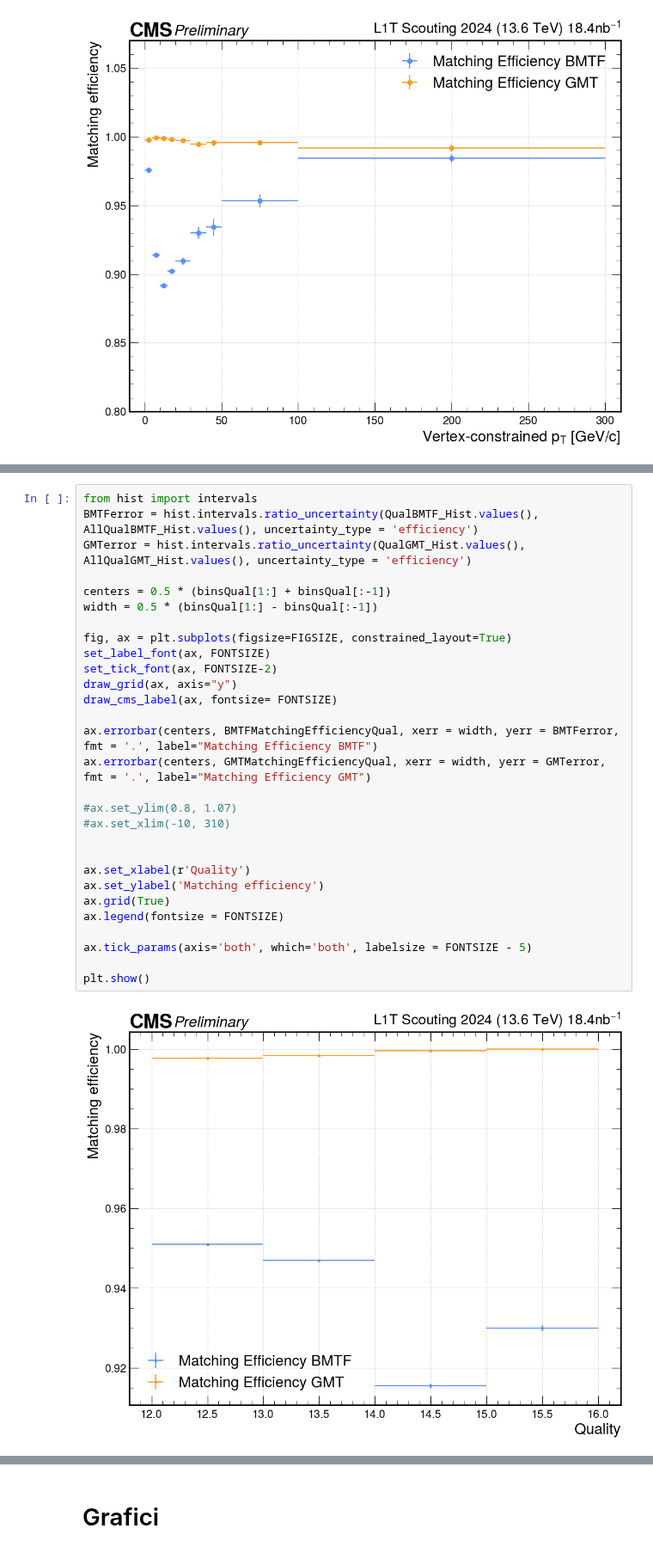
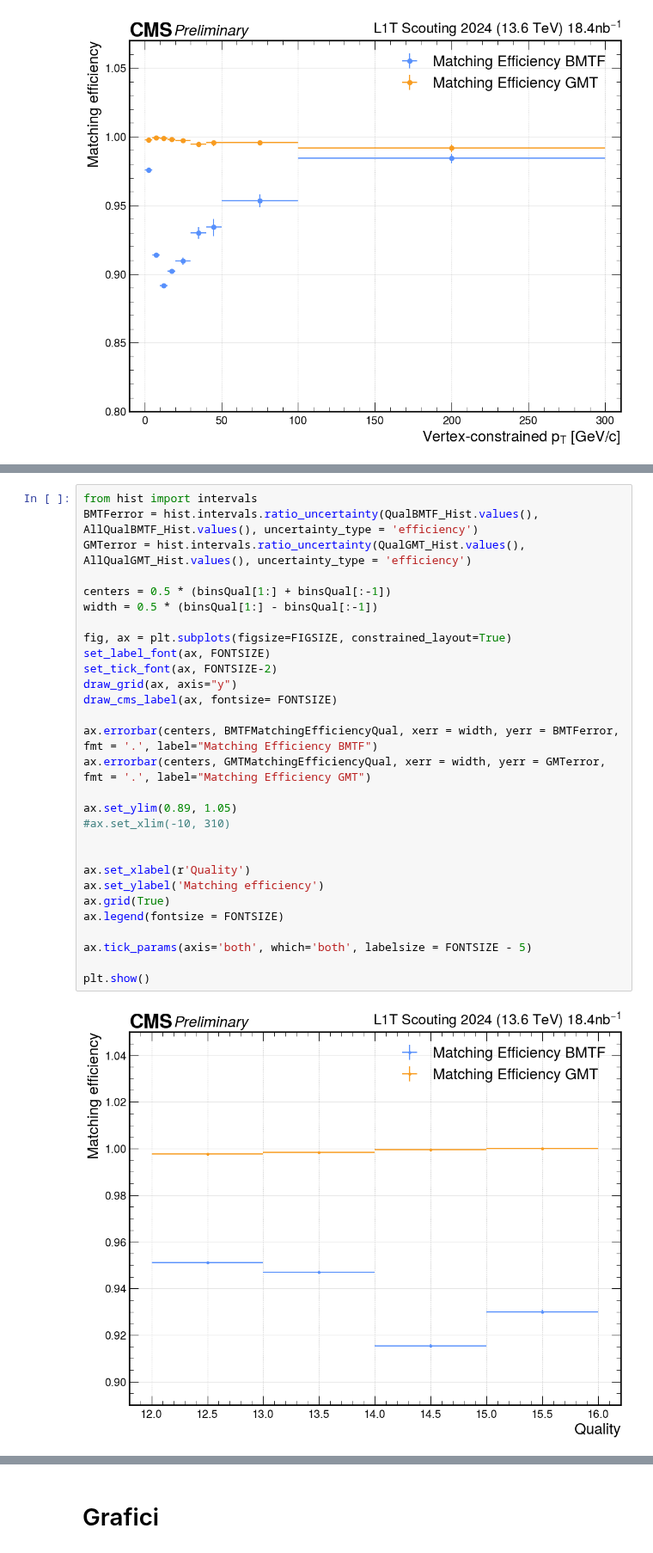
Before and after one commit to francescoreschio/Tesi-Triennale, a Jupyter notebook: Codice/DeltaRDef.ipynb, the cells around one changed output, grey strips where cells are left out. Shown at 86% size. Saved outputs shown, nothing was run; the diff lists cells and outputs as text.

```diff
--- a/Codice/DeltaRDef.ipynb
+++ b/Codice/DeltaRDef.ipynb
@@ -756,31 +729,31 @@ plt.show()
 # %%
 from hist import intervals
 BMTFerror = hist.intervals.ratio_uncertainty(QualBMTF_Hist.values(), AllQualBMTF_Hist.values(), uncertainty_type = 'efficiency')
 GMTerror = hist.intervals.ratio_uncertainty(QualGMT_Hist.values(), AllQualGMT_Hist.values(), uncertainty_type = 'efficiency')
 
 centers = 0.5 * (binsQual[1:] + binsQual[:-1])
 width = 0.5 * (binsQual[1:] - binsQual[:-1])
 
 fig, ax = plt.subplots(figsize=FIGSIZE, constrained_layout=True)
 set_label_font(ax, FONTSIZE)
 set_tick_font(ax, FONTSIZE-2)
 draw_grid(ax, axis="y")
 draw_cms_label(ax, fontsize= FONTSIZE)
 
 ax.errorbar(centers, BMTFMatchingEfficiencyQual, xerr = width, yerr = BMTFerror, fmt = '.', label="Matching Efficiency BMTF")
 ax.errorbar(centers, GMTMatchingEfficiencyQual, xerr = width, yerr = GMTerror, fmt = '.', label="Matching Efficiency GMT")
 
-#ax.set_ylim(0.8, 1.07)
+ax.set_ylim(0.89, 1.05)
 #ax.set_xlim(-10, 310)
 
 
 ax.set_xlabel(r'Quality')
 ax.set_ylabel('Matching efficiency')
 ax.grid(True)
 ax.legend(fontsize = FONTSIZE)
 
 ax.tick_params(axis='both', which='both', labelsize = FONTSIZE - 5)
 
 plt.show()
 # %% [output]
-[figure, old version]
+[figure, new version]
```
Also changed, not shown: parts of 25 cells of this notebook, 11 other files.
